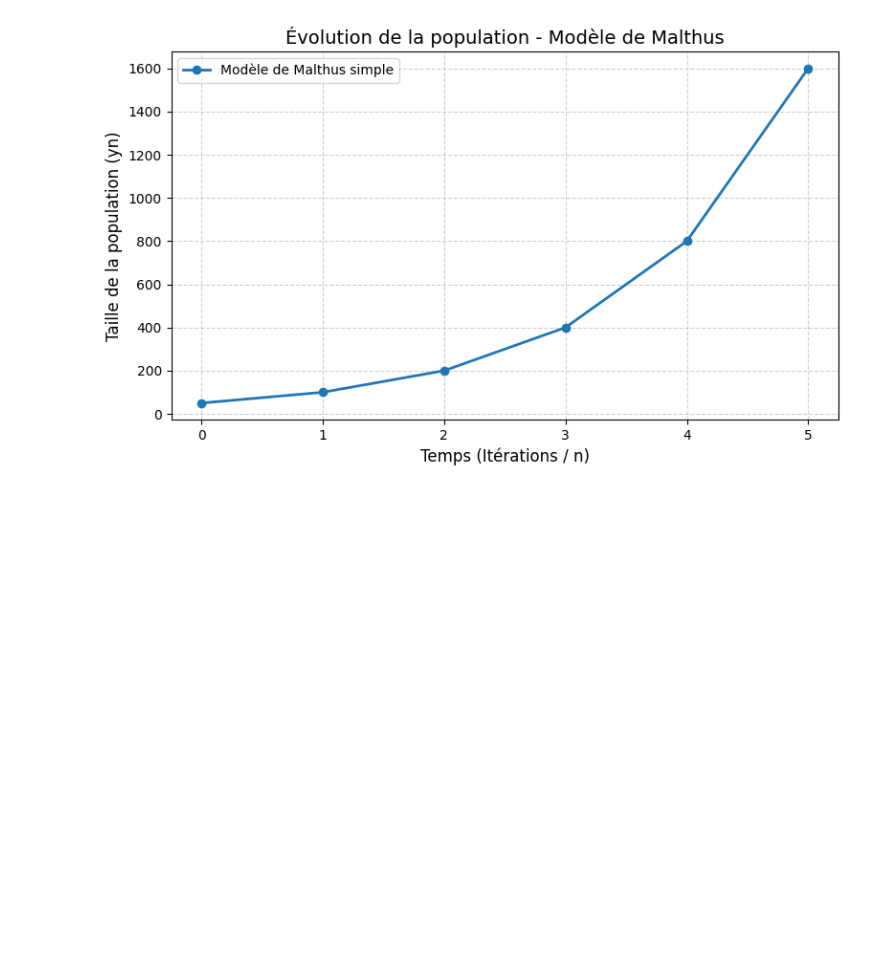
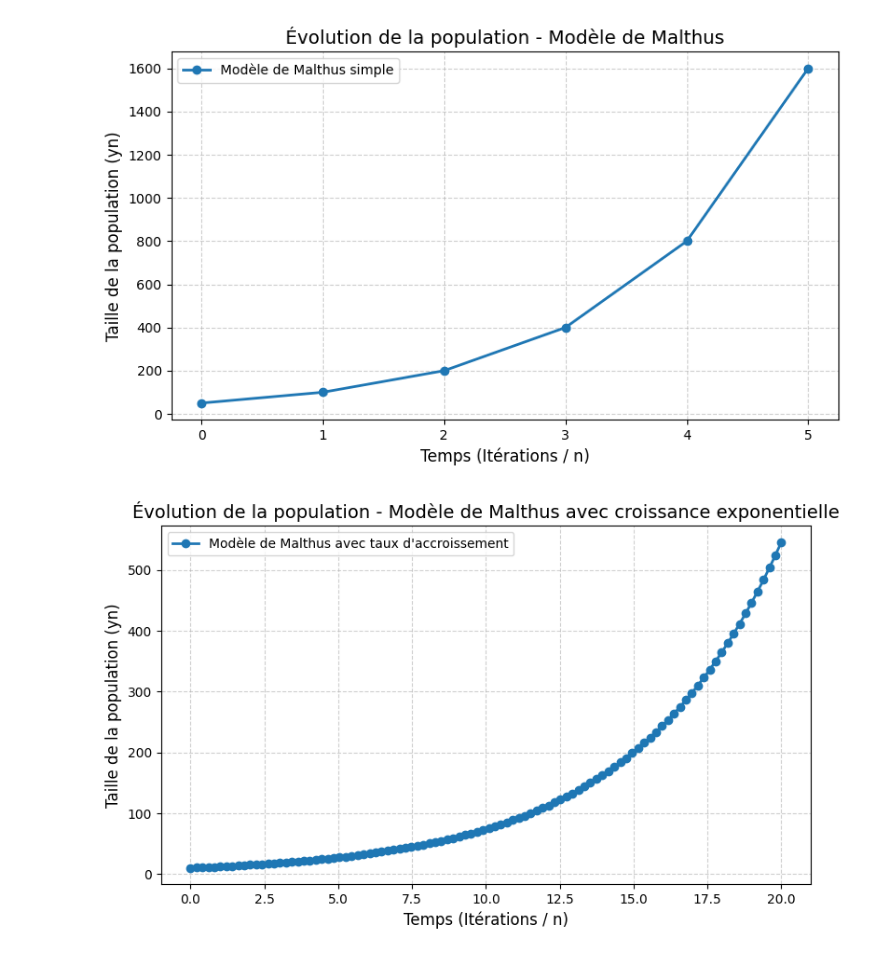
Before and after one commit to ATHERLY-Evan-24012805/Modelisation_dynamique_population, a Jupyter notebook: research.ipynb, the cells around one changed output. Cells and saved outputs as stored; diff of their text form; code cells hidden in the pictures; blank space fills up the shorter version.

Commit message:
Malthus avec taux d'accroissement

```diff
--- a/research.ipynb
+++ b/research.ipynb
@@ -24,3 +25,26 @@ plt.legend()
 plt.show()
 # %% [output]
 [figure]
+# %%
+def malthus_taux(y0 : float,a : float, t_max: float, nbPoints : int) -> int :
+    t = np.linspace(0, t_max, nbPoints)
+    y = y0 * np.exp(a*t)
+    return t,y
+# %%
+y0 = 10
+a = 0.2
+tmax = 20.0
+temps,population = malthus_taux(y0,a,tmax)
+
+plt.figure(figsize=(9, 5))
+plt.plot(temps, population, marker='o', color='tab:blue', linestyle='-', linewidth=2, label=f"Modèle de Malthus avec taux d'accroissement")
+
+plt.title("Évolution de la population - Modèle de Malthus avec croissance exponentielle", fontsize=14)
+plt.xlabel("Temps (Itérations / n)", fontsize=12)
+plt.ylabel("Taille de la population (yn)", fontsize=12)
+plt.grid(True, linestyle='--', alpha=0.6)
+plt.legend()
+
+plt.show()
+# %% [output]
+[figure, added]
```
Also changed, not shown: parts of 2 cells of this notebook.
